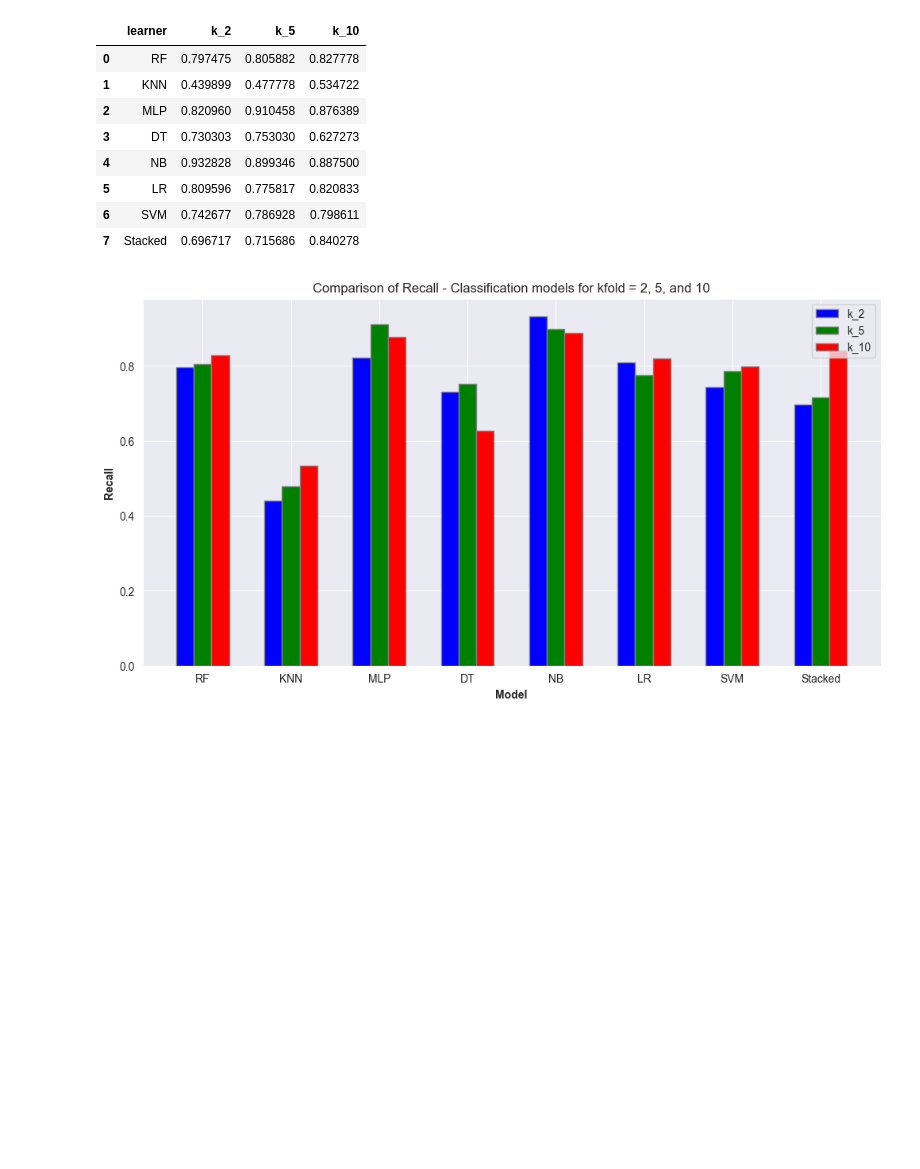
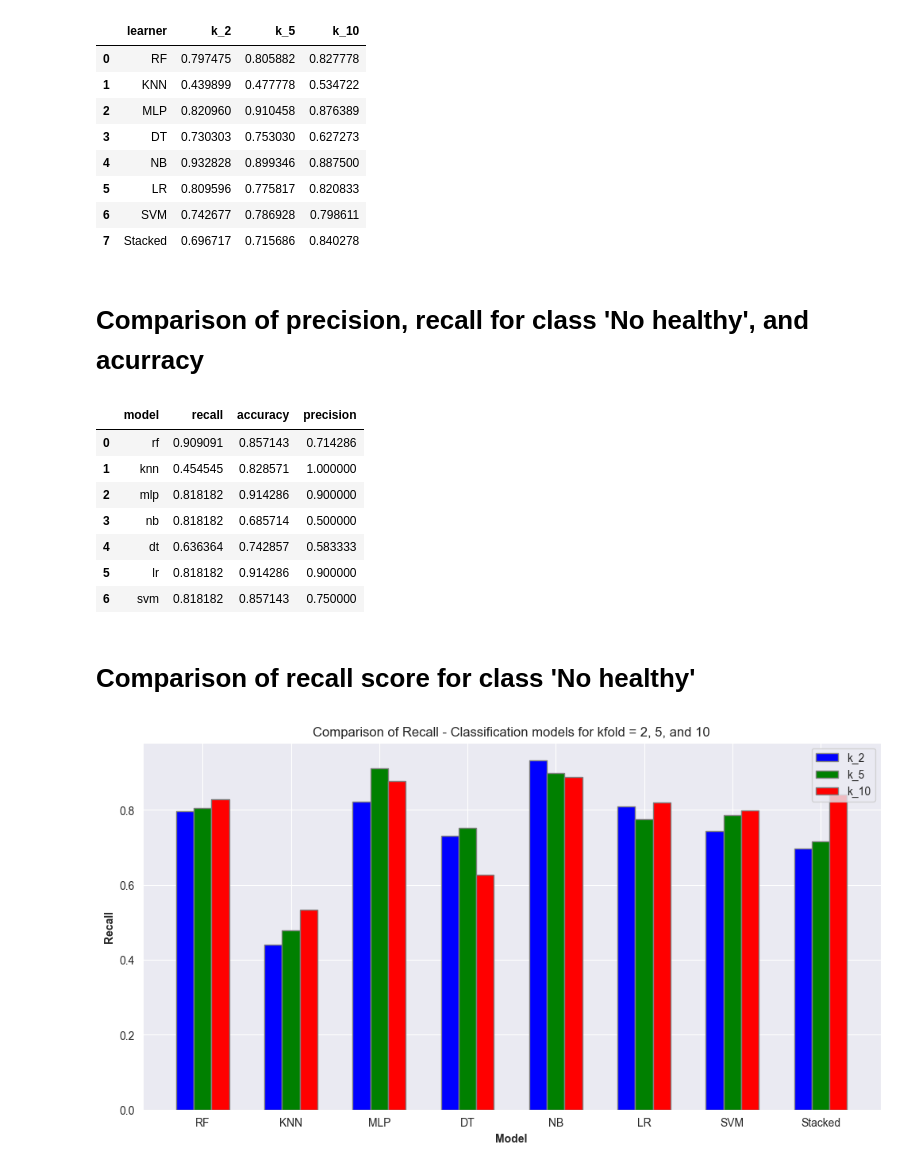
Before and after one commit to PieroAlonsoV/study_4830, a Jupyter notebook: PCA/code.ipynb, the cells around one changed output. Cells and saved outputs as stored; diff of their text form; code cells hidden in the pictures; blank space fills up the shorter version.

Commit message:
Computing scores

```diff
--- a/PCA/code.ipynb
+++ b/PCA/code.ipynb
@@ -319,3 +319,5 @@ results_df
 | 5 | LR | 0.809596 | 0.775817 | 0.820833 |
 | 6 | SVM | 0.742677 | 0.786928 | 0.798611 |
 | 7 | Stacked | 0.696717 | 0.715686 | 0.840278 |
+# %% [markdown]
+# Comparison of precision, recall for class 'No healthy', and acurracy
@@ -321,0 +326,28 @@ results_df
+# %%
+scorer_df = pd.DataFrame()
+recall_list = []
+accuracy_list = []
+precision_list = []
+model_list = []
+# %%
+for model, y_pred in stacked_test_predictions.items():
+    recall_list.append( recall_score(y_test, y_pred, pos_label=1) )
+    accuracy_list.append( accuracy_score(y_test, y_pred) )
+    precision_list.append( precision_score(y_test, y_pred, pos_label=1) )
+    model_list.append(model)
+# %%
+scorer_df['model'] = model_list
+scorer_df['recall'] = recall_list
+scorer_df['accuracy'] = accuracy_list
+scorer_df['precision'] = precision_list
+# %%
+scorer_df
+# %% [output]
+|  | model | recall | accuracy | precision |
+| 0 | rf | 0.909091 | 0.857143 | 0.714286 |
+| 1 | knn | 0.454545 | 0.828571 | 1.000000 |
+| 2 | mlp | 0.818182 | 0.914286 | 0.900000 |
+| 3 | nb | 0.818182 | 0.685714 | 0.500000 |
+| 4 | dt | 0.636364 | 0.742857 | 0.583333 |
+| 5 | lr | 0.818182 | 0.914286 | 0.900000 |
+| 6 | svm | 0.818182 | 0.857143 | 0.750000 |
@@ -322,3 +359,5 @@ results_df
+# %% [markdown]
+# Comparison of recall score for class 'No healthy'
 # %%
 # Plotting the data
 plt.figure(figsize=(12, 6))
```
Also changed, not shown: parts of 3 cells of this notebook.
